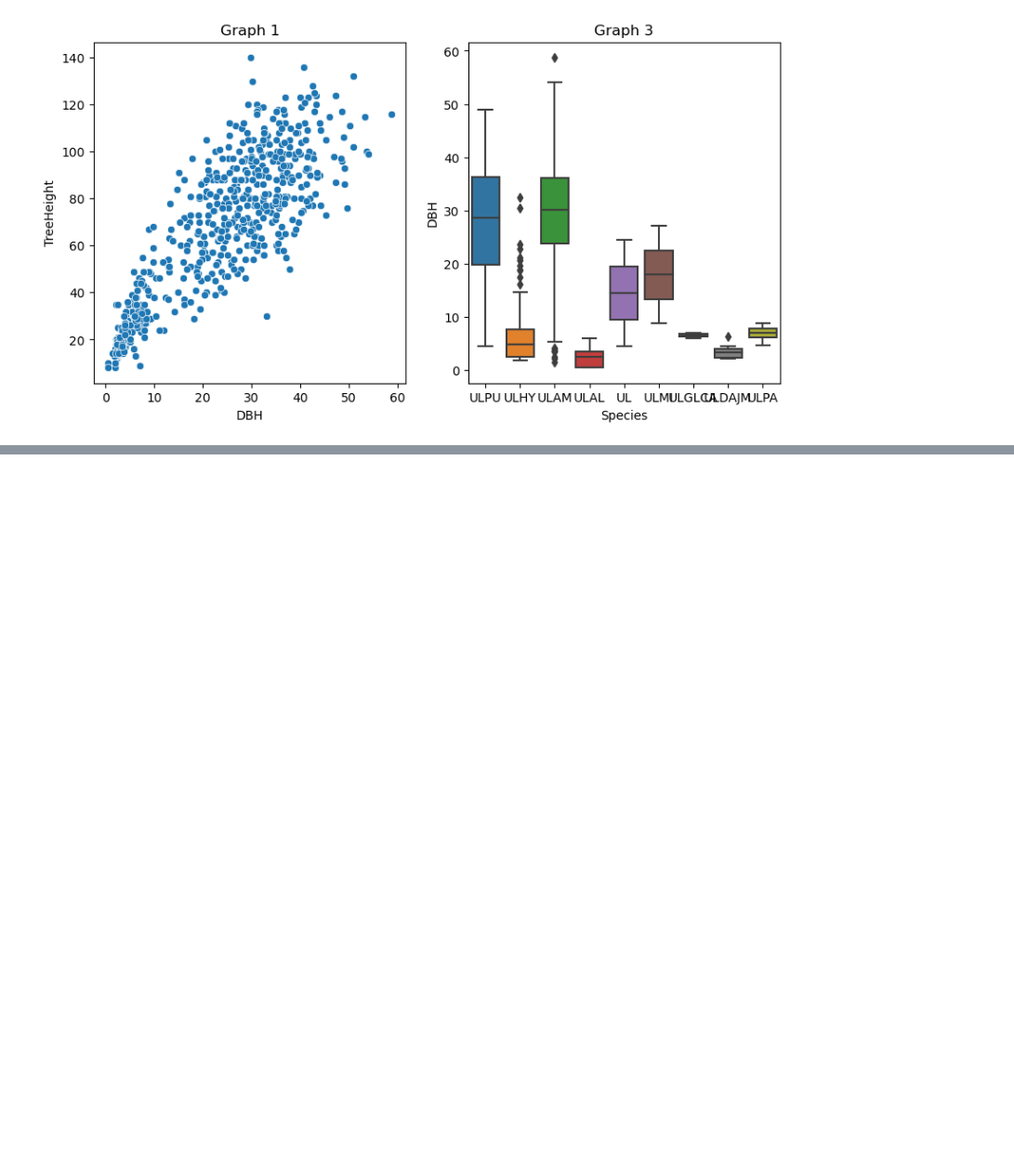
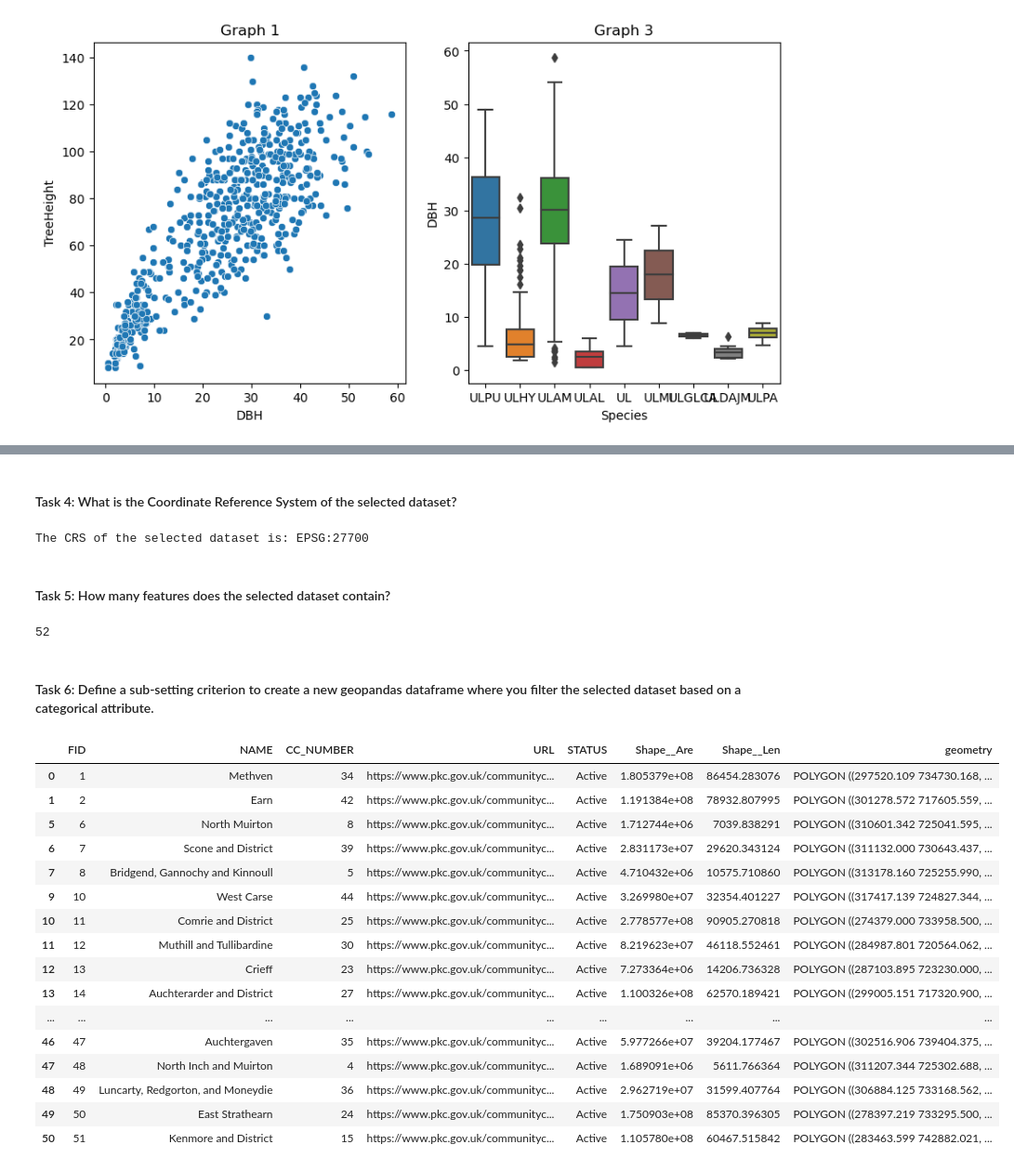
Before and after one commit to SeanH0122/PY4SA23_Assignment, a Jupyter notebook: Assignment No 2 - Sean Healy.ipynb, the cells around one changed output, grey strips where cells are left out. Shown at 93% size. Drawn from its saved outputs; the diff is of its cells as text; code cells hidden in the pictures; blank space fills up the shorter version.

```diff
--- a/Assignment No 2 - Sean Healy.ipynb
+++ b/Assignment No 2 - Sean Healy.ipynb
@@ -242,0 +284,39 @@ pyplot.show()
+# %% [markdown]
+#### Task 4: What is the Coordinate Reference System of the selected dataset?
+# %%
+#Finding the CRS
+community_councils.crs
+print('The CRS of the selected dataset is:',community_councils.crs)
+# %% [output]
+The CRS of the selected dataset is: EPSG:27700
+# %% [markdown]
+#### Task 5: How many features does the selected dataset contain?
+# %%
+#Finding the number of features
+len(community_councils)
+# %% [output]
+52
+# %% [markdown]
+#### Task 6: Define a sub-setting criterion to create a new geopandas dataframe where you filter the selected dataset based on a categorical attribute.
+# %%
+#Dataframe that only shows councils that are currently 'Active'
+categorical_subset = community_councils[community_councils['STATUS'] == 'Active']
+categorical_subset
+# %% [output]
+|  | FID | NAME | CC_NUMBER | URL | STATUS | Shape__Are | Shape__Len | geometry |
+| 0 | 1 | Methven | 34 | https://www.pkc.gov.uk/communityc... | Active | 1.805379e+08 | 86454.283076 | POLYGON ((297520.109 734730.168, ... |
+| 1 | 2 | Earn | 42 | https://www.pkc.gov.uk/communityc... | Active | 1.191384e+08 | 78932.807995 | POLYGON ((301278.572 717605.559, ... |
+| 5 | 6 | North Muirton | 8 | https://www.pkc.gov.uk/communityc... | Active | 1.712744e+06 | 7039.838291 | POLYGON ((310601.342 725041.595, ... |
+| 6 | 7 | Scone and District | 39 | https://www.pkc.gov.uk/communityc... | Active | 2.831173e+07 | 29620.343124 | POLYGON ((311132.000 730643.437, ... |
+| 7 | 8 | Bridgend, Gannochy and Kinnoull | 5 | https://www.pkc.gov.uk/communityc... | Active | 4.710432e+06 | 10575.710860 | POLYGON ((313178.160 725255.990, ... |
+| 9 | 10 | West Carse | 44 | https://www.pkc.gov.uk/communityc... | Active | 3.269980e+07 | 32354.401227 | POLYGON ((317417.139 724827.344, ... |
+| 10 | 11 | Comrie and District | 25 | https://www.pkc.gov.uk/communityc... | Active | 2.778577e+08 | 90905.270818 | POLYGON ((274379.000 733958.500, ... |
+| 11 | 12 | Muthill and Tullibardine | 30 | https://www.pkc.gov.uk/communityc... | Active | 8.219623e+07 | 46118.552461 | POLYGON ((284987.801 720564.062, ... |
+| 12 | 13 | Crieff | 23 | https://www.pkc.gov.uk/communityc... | Active | 7.273364e+06 | 14206.736328 | POLYGON ((287103.895 723230.000, ... |
+| 13 | 14 | Auchterarder and District | 27 | https://www.pkc.gov.uk/communityc... | Active | 1.100326e+08 | 62570.189421 | POLYGON ((299005.151 717320.900, ... |
+| ... | ... | ... | ... | ... | ... | ... | ... | ... |
+| 46 | 47 | Auchtergaven | 35 | https://www.pkc.gov.uk/communityc... | Active | 5.977266e+07 | 39204.177467 | POLYGON ((302516.906 739404.375, ... |
+| 47 | 48 | North Inch and Muirton | 4 | https://www.pkc.gov.uk/communityc... | Active | 1.689091e+06 | 5611.766364 | POLYGON ((311207.344 725302.688, ... |
+| 48 | 49 | Luncarty, Redgorton, and Moneydie | 36 | https://www.pkc.gov.uk/communityc... | Active | 2.962719e+07 | 31599.407764 | POLYGON ((306884.125 733168.562, ... |
+| 49 | 50 | East Strathearn | 24 | https://www.pkc.gov.uk/communityc... | Active | 1.750903e+08 | 85370.396305 | POLYGON ((278397.219 733295.500, ... |
+| 50 | 51 | Kenmore and District | 15 | https://www.pkc.gov.uk/communityc... | Active | 1.105780e+08 | 60467.515842 | POLYGON ((283463.599 742882.021, ... |
```
Also changed, not shown: parts of 16 cells of this notebook, 7 other files.
